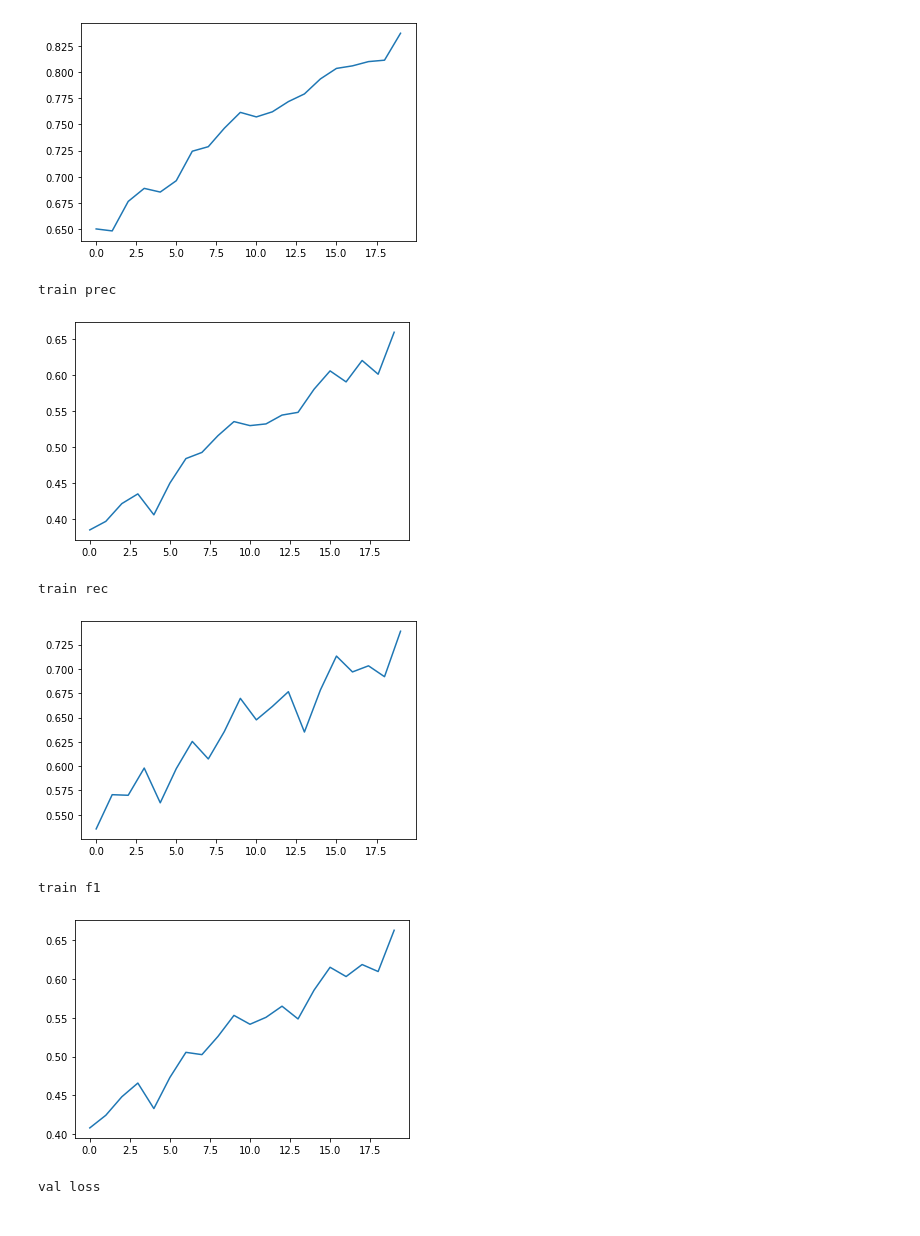
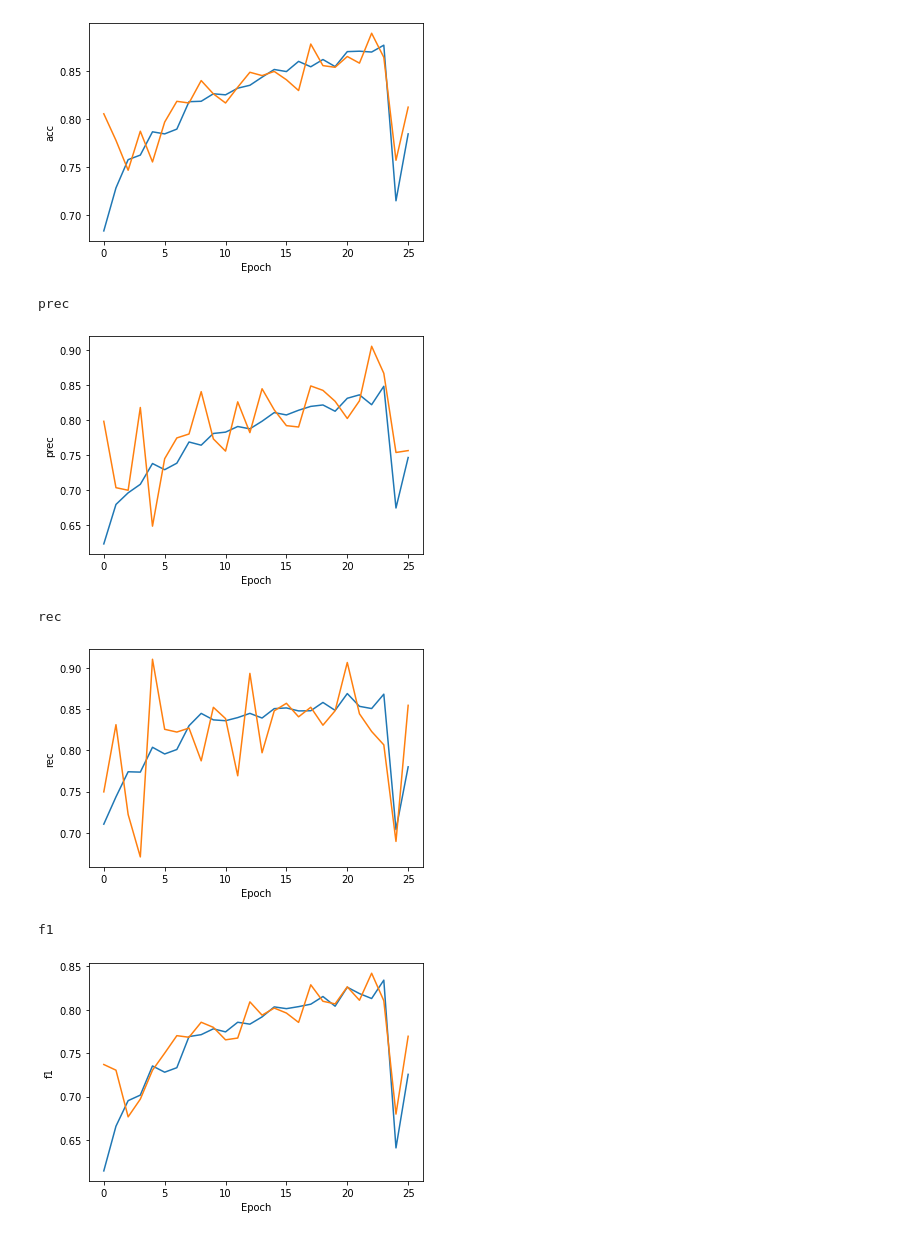
Before and after one commit to dilithjay/MonkeypoxClassification, a Jupyter notebook: exp1-train_multiclass.ipynb, the cells around one changed output. Cells and saved outputs as stored; diff of their text form; code cells hidden in the pictures.

```diff
--- a/exp1-train_multiclass.ipynb
+++ b/exp1-train_multiclass.ipynb
@@ -55,15 +62,15 @@ class CustomDataset(Dataset):
 # %%
 train_transform = transforms.Compose([
     transforms.ToTensor(),
+    transforms.Normalize((0.485, 0.456, 0.406), (0.229, 0.224, 0.225)),
     transforms.RandomHorizontalFlip(),
     transforms.RandomVerticalFlip(),
     transforms.RandomResizedCrop((224, 224), (0.7, 1)),
-    transforms.Normalize((0.485, 0.456, 0.406), (0.229, 0.224, 0.225)),
-    transforms.RandomRotation(15),
-    transforms.RandomPosterize()
+    transforms.RandomRotation(15)
 ])
 val_transform = transforms.Compose([
     transforms.ToTensor(),
+    transforms.Normalize((0.485, 0.456, 0.406), (0.229, 0.224, 0.225)),
     transforms.Resize((224, 224)),
 ])
 # %%
@@ -80,9 +87,11 @@ val_loader = DataLoader(val_set, 8, shuffle=False)
 device = 'cuda' if torch.cuda.is_available() else 'cpu'
 # %%
 model = resnet50()
-model.load_state_dict(torch.load("/home/dilith/.cache/torch/hub/checkpoints/resnet50-19c8e357.pth"))
+model_path = "/home/dilith/Projects/monkeypox/models/model_multi_21.pt" # "/home/dilith/.cache/torch/hub/checkpoints/resnet50-19c8e357.pth"
+# model.load_state_dict(torch.load(model_path))
 model.fc = torch.nn.Linear(2048, len(classes))
+model.load_state_dict(torch.load(model_path))
 model = model.to(device)
 # %%
-optimizer = torch.optim.Adam(model.parameters(), lr=0.01)
+optimizer = torch.optim.Adam(model.parameters(), lr=0.001)
 criterion = torch.nn.CrossEntropyLoss()
@@ -90,9 +103,12 @@ criterion = torch.nn.CrossEntropyLoss()
 mp_idx = train_set.class_to_idx["monkeypox"]
 metrics = {phase: {metric: [] for metric in ['loss', 'acc', 'prec', 'rec', 'f1']} for phase in ['train', 'val']}
 # %%
-for i in range(40):
+best_loss = 1
+cur_epoch = len(metrics['train']['loss'])
+for ep in range(cur_epoch, cur_epoch + 40):
+    print(f"------ Epoch {ep} ------")
     ep_metrics = {phase: {metric: 0 for metric in ['loss', 'acc', 'prec', 'rec', 'f1']} for phase in ['train', 'val']}
-    for image, label in train_loader:
+    for image, label in tqdm(train_loader):
         image = image.to(device)
         label = label.to(device)
 
@@ -112,7 +128,7 @@ for i in range(40):
         optimizer.step()
 
     with torch.no_grad():
-        for image, label in val_loader:
+        for image, label in tqdm(val_loader):
             image = image.to(device)
             label = label.to(device)
 
@@ -133,5 +149,12 @@ for i in range(40):
             ep_metrics[phase][metric] /= len(train_set if phase == 'train' else val_set)
             metrics[phase][metric].append(ep_metrics[phase][metric])
 
-    print(ep_metrics)
+    if ep_metrics['val']['loss'] < best_loss:
+        best_loss = ep_metrics['val']['loss']
+        torch.save(model.state_dict(), f'models/model_multi_{ep}.pt')
+        print("Saved Model")
+
+    for phase in ep_metrics:
+        print("=>", phase)
+        print(ep_metrics[phase])
 # %% [output]
@@ -146,9 +180,9 @@ for i in range(40):
 # %%
-import matplotlib.pyplot as plt
-
-for phase in metrics:
-    for metric in metrics[phase]:
-        print(phase, metric)
+for metric in metrics["train"]:
+    print(metric)
+    for phase in metrics:
         plt.plot(range(len(metrics[phase][metric])), metrics[phase][metric])
-        plt.show()
+    plt.xlabel("Epoch")
+    plt.ylabel(metric)
+    plt.show()
 # %% [output]
@@ -158,8 +192,7 @@ train acc
-[figure, old version]
+[figure, new version]
-train prec
+prec
-[figure, old version]
+[figure, new version]
-train rec
+rec
-[figure, old version]
+[figure, new version]
-train f1
+f1
-[figure, old version]
+[figure, new version]
-val loss
```
Also changed, not shown: parts of 12 cells of this notebook, 4 other files.
